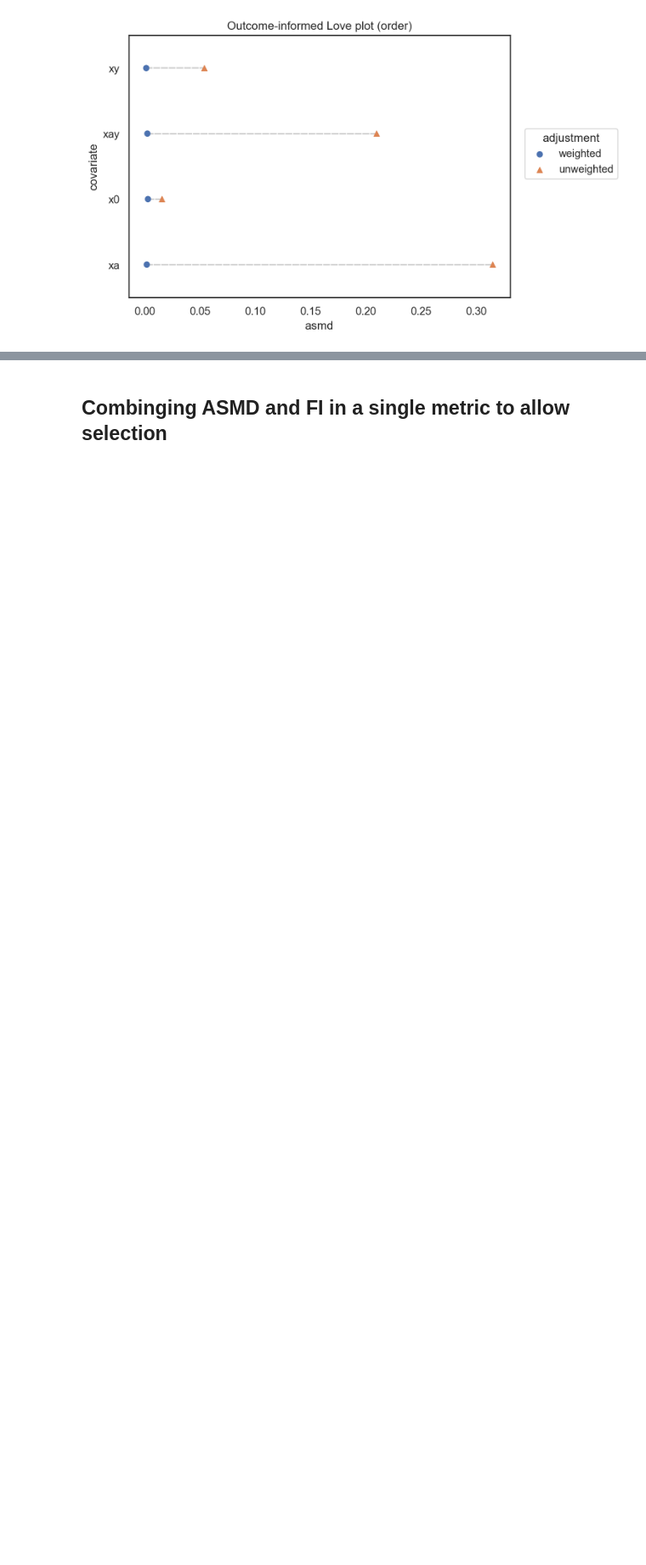
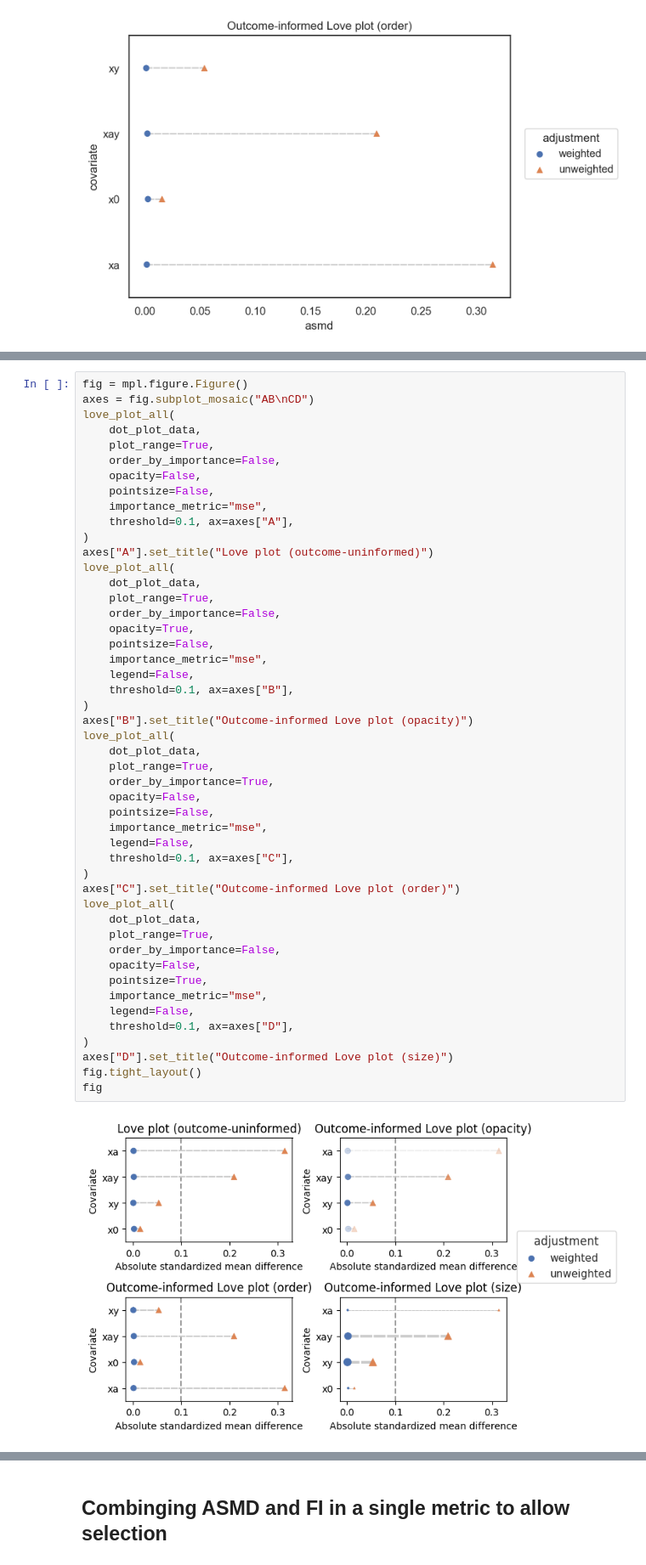
Before and after one commit to namag-ai/oui-plots, a Jupyter notebook: ouilove.ipynb, the cells around one changed output, grey strips where cells are left out. Shown: that part at 85% size. Cells and saved outputs as stored; diff of their text form; blank space fills up the shorter version.

```diff
--- a/ouilove.ipynb
+++ b/ouilove.ipynb
@@ -426,0 +430,50 @@ axes = fig.subplot_mosaic("AB\nCD")
+# %%
+fig = mpl.figure.Figure()
+axes = fig.subplot_mosaic("AB\nCD")
+love_plot_all(
+    dot_plot_data,
+    plot_range=True,
+    order_by_importance=False,
+    opacity=False,
+    pointsize=False,
+    importance_metric="mse",
+    threshold=0.1, ax=axes["A"],
+)
+axes["A"].set_title("Love plot (outcome-uninformed)")
+love_plot_all(
+    dot_plot_data,
+    plot_range=True,
+    order_by_importance=False,
+    opacity=True,
+    pointsize=False,
+    importance_metric="mse",
+    legend=False,
+    threshold=0.1, ax=axes["B"],
+)
+axes["B"].set_title("Outcome-informed Love plot (opacity)")
+love_plot_all(
+    dot_plot_data,
+    plot_range=True,
+    order_by_importance=True,
+    opacity=False,
+    pointsize=False,
+    importance_metric="mse",
+    legend=False,
+    threshold=0.1, ax=axes["C"],
+)
+axes["C"].set_title("Outcome-informed Love plot (order)")
+love_plot_all(
+    dot_plot_data,
+    plot_range=True,
+    order_by_importance=False,
+    opacity=False,
+    pointsize=True,
+    importance_metric="mse",
+    legend=False,
+    threshold=0.1, ax=axes["D"],
+)
+axes["D"].set_title("Outcome-informed Love plot (size)")
+fig.tight_layout()
+fig
+# %% [output]
+[figure, added]
```
Also changed, not shown: parts of 5 cells of this notebook.
